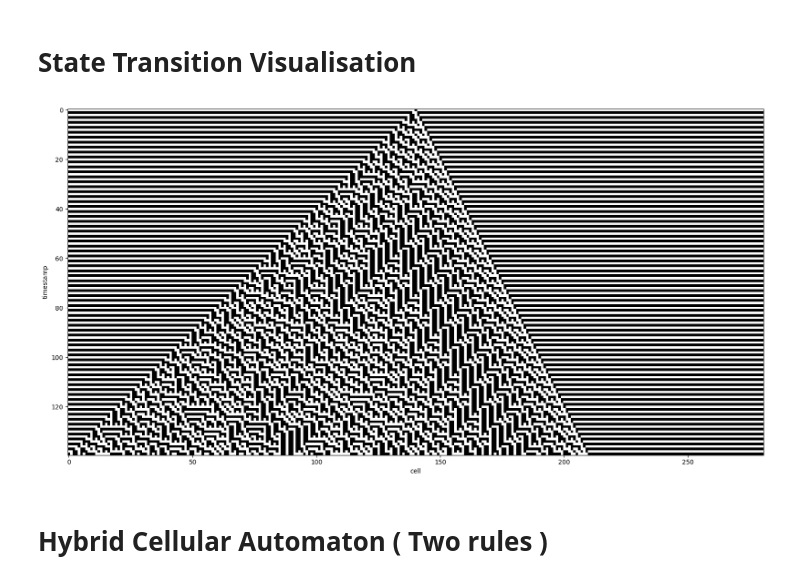
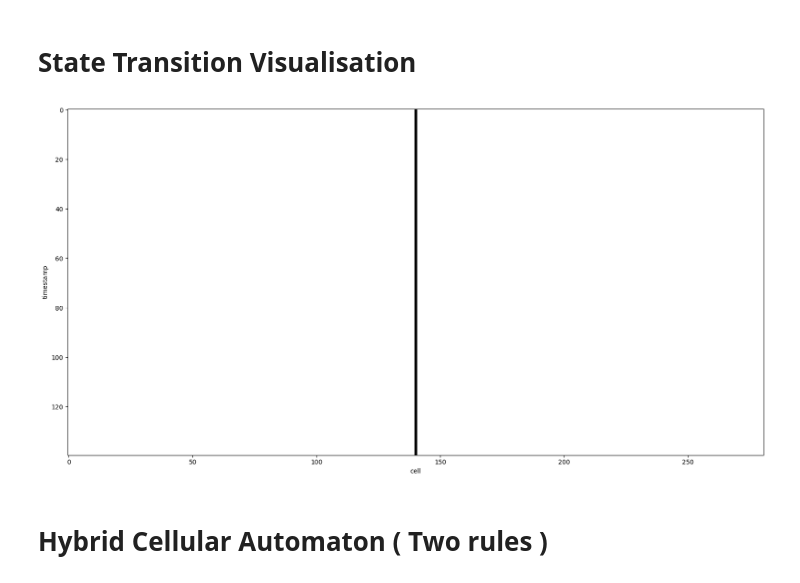
Before and after one commit to DhawalV1/CellularAutomata, a Jupyter notebook: Visualisation.ipynb, the cells around one changed output. Drawn from its saved outputs; the diff is of its cells as text; code cells hidden in the pictures.

```diff
--- a/Visualisation.ipynb
+++ b/Visualisation.ipynb
@@ -33,36 +33,36 @@ def StateTGen(rule_1,time,length):
     return history
 
 time = 140
-rule = 89
+rule = 204
 length = 140
 
 # rule_1 = 30 : timestamp = 10 ; latticeLength = 5 ;
 history1 = StateTGen(rule,time,length)       # enter the details
 
 plt.figure(figsize=(20,10))
 plt.imshow((history1), cmap="binary", interpolation="nearest")
 
 
 plt.xlabel("cell")
 plt.ylabel("timestamp")
 
 plt.show()
 
 
 # For grid
 
 # plt.grid(which='both', color='black', linestyle='-', linewidth=2)
 # plt.xticks(np.arange(-0.5, len(history1[0]), 1), [])
 # plt.yticks(np.arange(-0.5, len(history1), 1), [])
 # plt.gca().set_xticks(np.arange(-0.5, len(history1[0]), 1), minor=True)
 # plt.gca().set_yticks(np.arange(-0.5, len(history1), 1), minor=True)
 # plt.grid(which='minor', color='black', linestyle='-', linewidth=2)
 
 # plt.xlabel("cell")
 # plt.ylabel("timestamp")
 # plt.show()
 # %% [output]
-[figure, old version]
+[figure, new version]
 # %% [markdown]
 # Hybrid Cellular Automaton ( Two rules )
 # %% [markdown]
```
Also changed, not shown: parts of 2 cells of this notebook, 1 other file.
